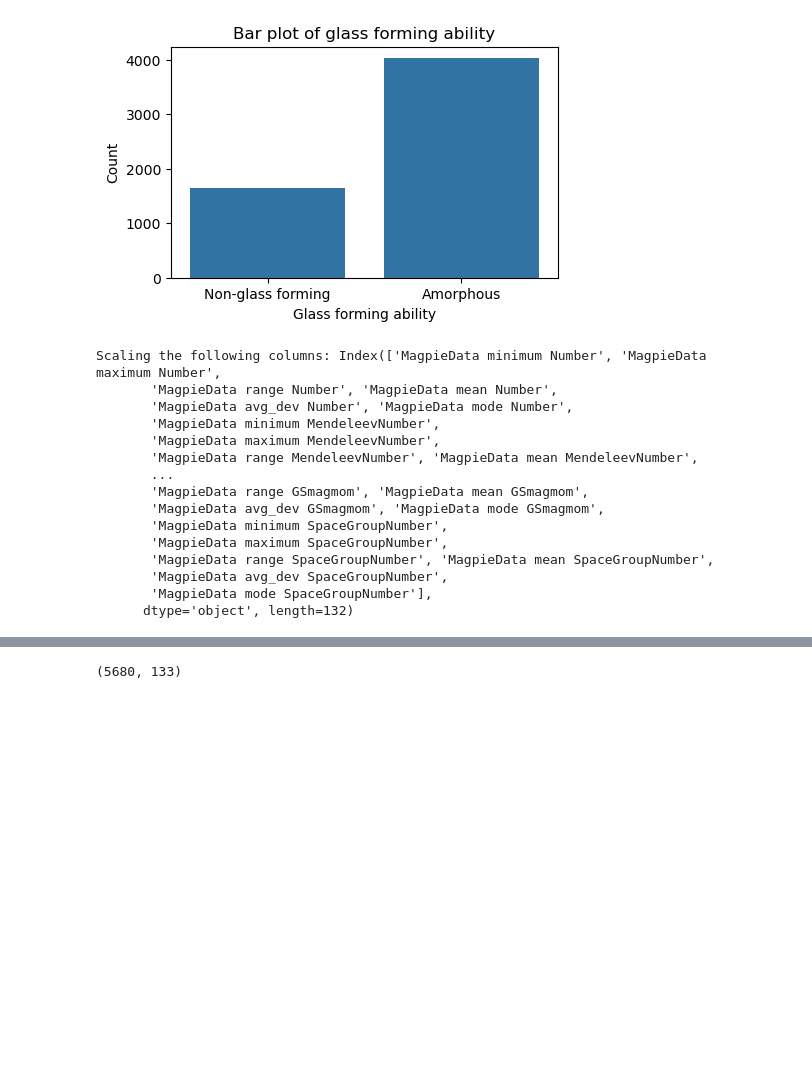
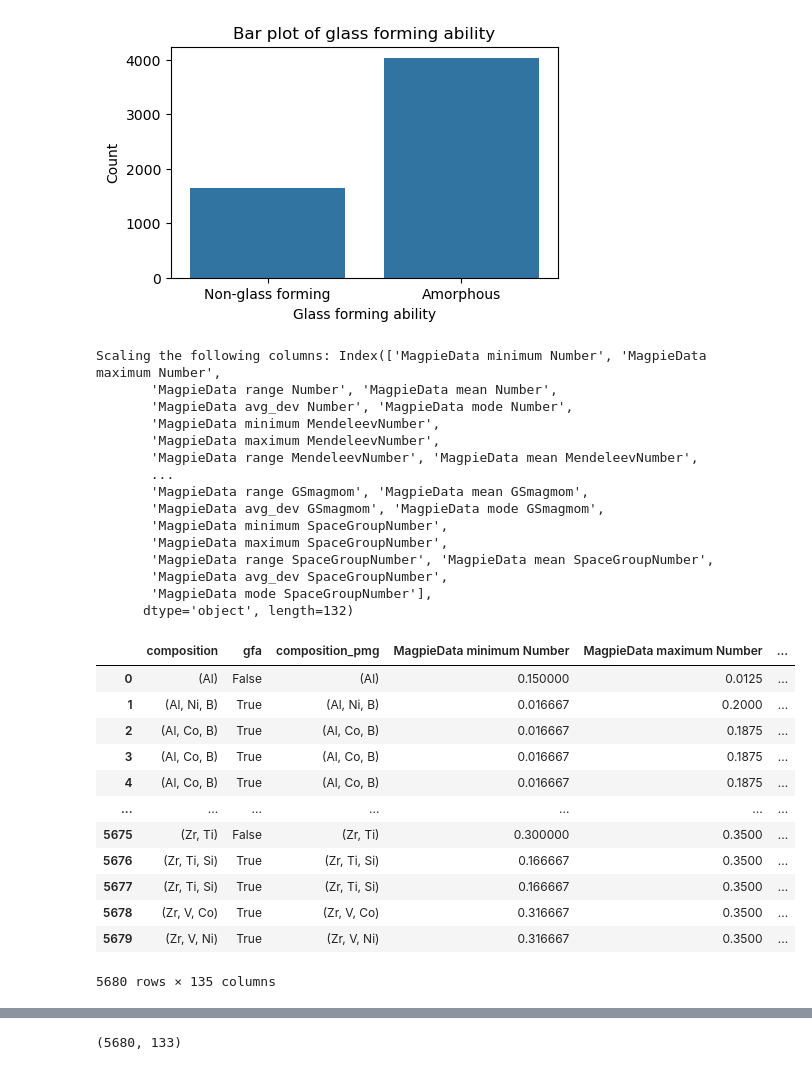
Before and after one commit to abhi0raj/Amorphous-classifier, a Jupyter notebook: main.ipynb, the cells around one changed output, grey strips where cells are left out. Cells and saved outputs as stored; diff of their text form; code cells hidden in the pictures; blank space fills up the shorter version.

```diff
--- a/main.ipynb
+++ b/main.ipynb
@@ -178,7 +169,7 @@ from pymatgen.core import Composition
 from sklearn.preprocessing import MinMaxScaler
 
 class DataProcessor:
-    def __init__(self, embedding="magpie"):
+    def __init__(self, embedding):
         self.embedding = embedding
         self.featuriser = ElementProperty.from_preset(preset_name='magpie')
         self.featuriser.set_n_jobs(1)
@@ -188,7 +179,7 @@ class DataProcessor:
         data = df.copy()
         print(f"Using {self.embedding} embedding for composition featurisation.")
 
-        onehot_df = composition_featuriser(data["composition"], embedding=self.embedding, stats=["sum"])
+        onehot_df = composition_featuriser(data["composition"], embedding=self.embedding, stats=["mean"])
         onehot_df.drop(columns=['formula'], inplace=True)  # Drop the original composition column
 
         return onehot_df
@@ -212,31 +203,46 @@ class DataProcessor:
 
         return data
 
 
 # Create an instance of the DataProcessor class
-data_processor = DataProcessor(embedding="magpie")
+data_processor = DataProcessor(embedding="magpie") #can be changed to atomic or magpie
 
 # Featurise the composition
 featurised_data = data_processor.featurise_with_pymatgen(df)
 
 # Scale the featurised data
 scaled_data = data_processor.scale_data(featurised_data)
 
 # Create a copy of the scaled data for further processing
 processed_data = scaled_data.copy()
+
+processed_data
 # %% [output]
 Scaling the following columns: Index(['MagpieData minimum Number', 'MagpieData maximum Number',
        'MagpieData range Number', 'MagpieData mean Number',
        'MagpieData avg_dev Number', 'MagpieData mode Number',
        'MagpieData minimum MendeleevNumber',
        'MagpieData maximum MendeleevNumber',
        'MagpieData range MendeleevNumber', 'MagpieData mean MendeleevNumber',
        ...
        'MagpieData range GSmagmom', 'MagpieData mean GSmagmom',
        'MagpieData avg_dev GSmagmom', 'MagpieData mode GSmagmom',
        'MagpieData minimum SpaceGroupNumber',
        'MagpieData maximum SpaceGroupNumber',
        'MagpieData range SpaceGroupNumber', 'MagpieData mean SpaceGroupNumber',
        'MagpieData avg_dev SpaceGroupNumber',
        'MagpieData mode SpaceGroupNumber'],
       dtype='object', length=132)
+|  | composition | gfa | composition_pmg | MagpieData minimum Number | MagpieData maximum Number | ... |
+| 0 | (Al) | False | (Al) | 0.150000 | 0.0125 | ... |
+| 1 | (Al, Ni, B) | True | (Al, Ni, B) | 0.016667 | 0.2000 | ... |
+| 2 | (Al, Co, B) | True | (Al, Co, B) | 0.016667 | 0.1875 | ... |
+| 3 | (Al, Co, B) | True | (Al, Co, B) | 0.016667 | 0.1875 | ... |
+| 4 | (Al, Co, B) | True | (Al, Co, B) | 0.016667 | 0.1875 | ... |
+| ... | ... | ... | ... | ... | ... | ... |
+| 5675 | (Zr, Ti) | False | (Zr, Ti) | 0.300000 | 0.3500 | ... |
+| 5676 | (Zr, Ti, Si) | True | (Zr, Ti, Si) | 0.166667 | 0.3500 | ... |
+| 5677 | (Zr, Ti, Si) | True | (Zr, Ti, Si) | 0.166667 | 0.3500 | ... |
+| 5678 | (Zr, V, Co) | True | (Zr, V, Co) | 0.316667 | 0.3500 | ... |
+| 5679 | (Zr, V, Ni) | True | (Zr, V, Ni) | 0.316667 | 0.3500 | ... |
+5680 rows × 135 columns
```
Also changed, not shown: parts of 13 cells of this notebook, 2 other files.
